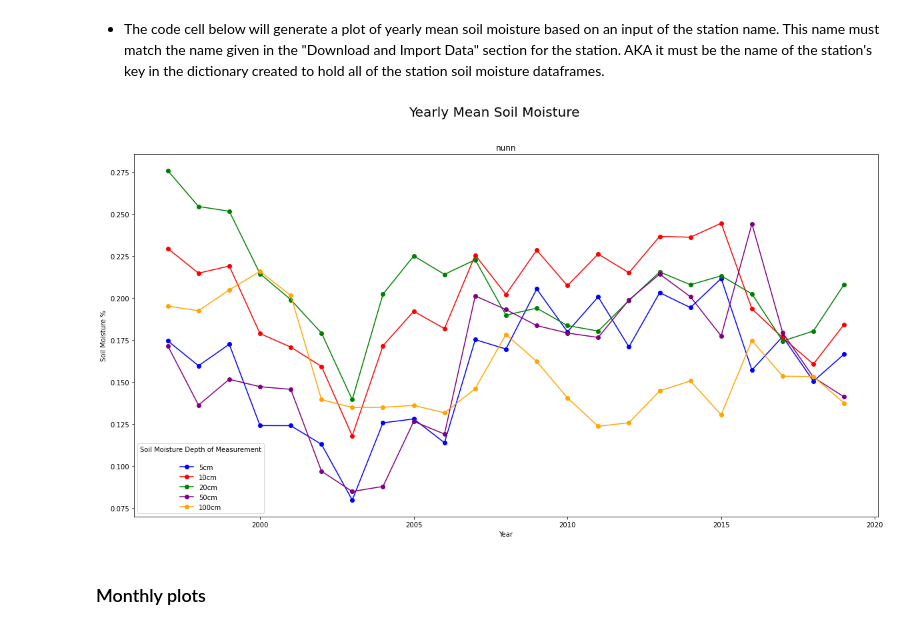
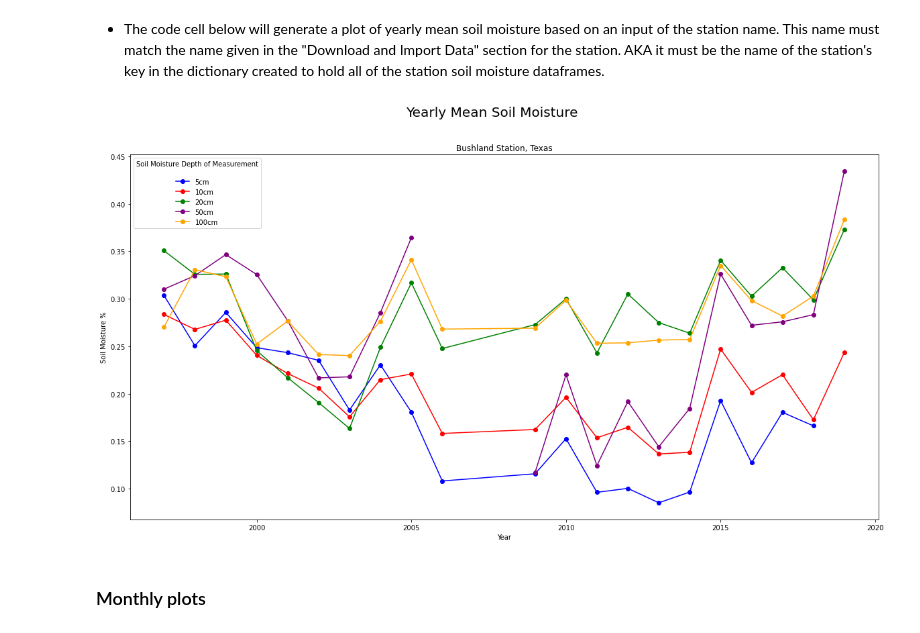
Before and after one commit to krosenberg01/usgs-nccasc-soil-moisture, a Jupyter notebook: usgs-nccasc-soil-moisture.ipynb, the cells around one changed output. Cells and saved outputs as stored; diff of their text form; code cells hidden in the pictures.

```diff
--- a/usgs-nccasc-soil-moisture.ipynb
+++ b/usgs-nccasc-soil-moisture.ipynb
@@ -655,9 +341,9 @@ bushland_daily_avg_all_years.head()
 * The code cell below will generate a plot of yearly mean soil moisture based on an input of the station name.  This name must match the name given in the "Download and Import Data" section for the station.  AKA it must be the name of the station's key in the dictionary created to hold all of the station soil moisture dataframes.
 # %%
 # Plot of yearly average soil moisture for a specified station across all years of data
-plot_yearly_avg_sm("nunn")
+customfunctions.plot_yearly_avg_sm(soil_moisture_dict["bushland"], "Bushland Station, Texas")
 # %% [output]
-[figure, old version]
+[figure, new version]
 # %% [markdown]
 ### Monthly plots
 # %% [markdown]
```
Also changed, not shown: parts of 34 cells of this notebook.
